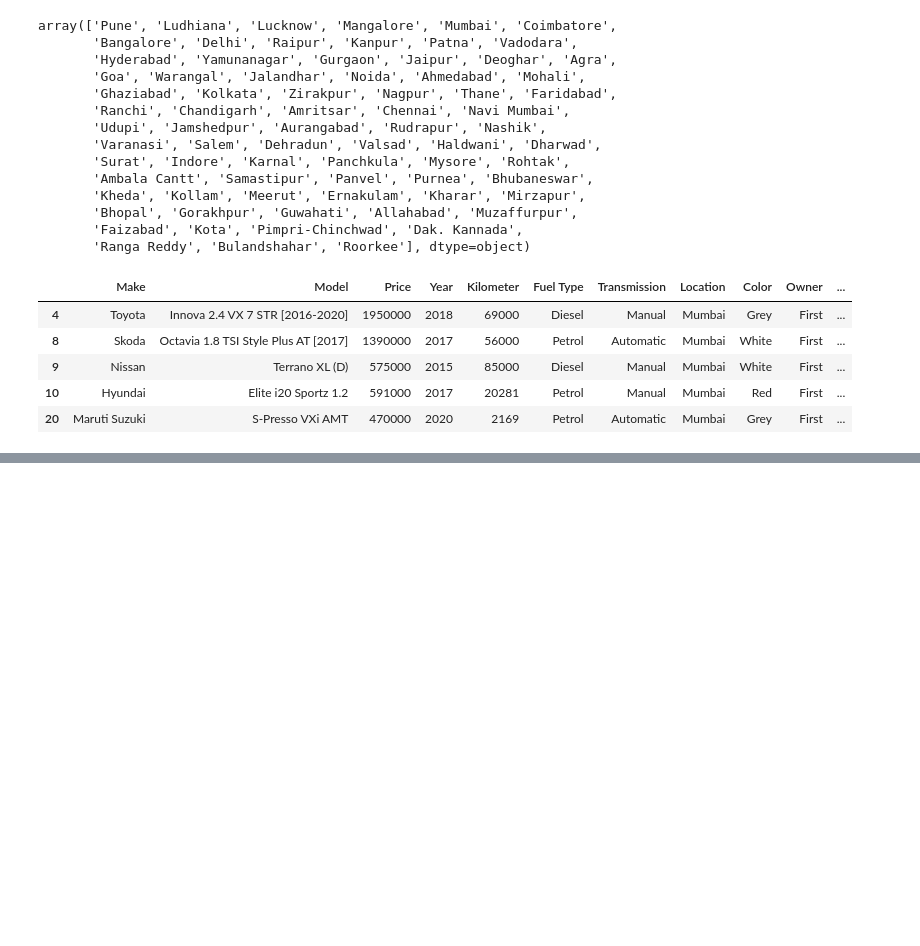
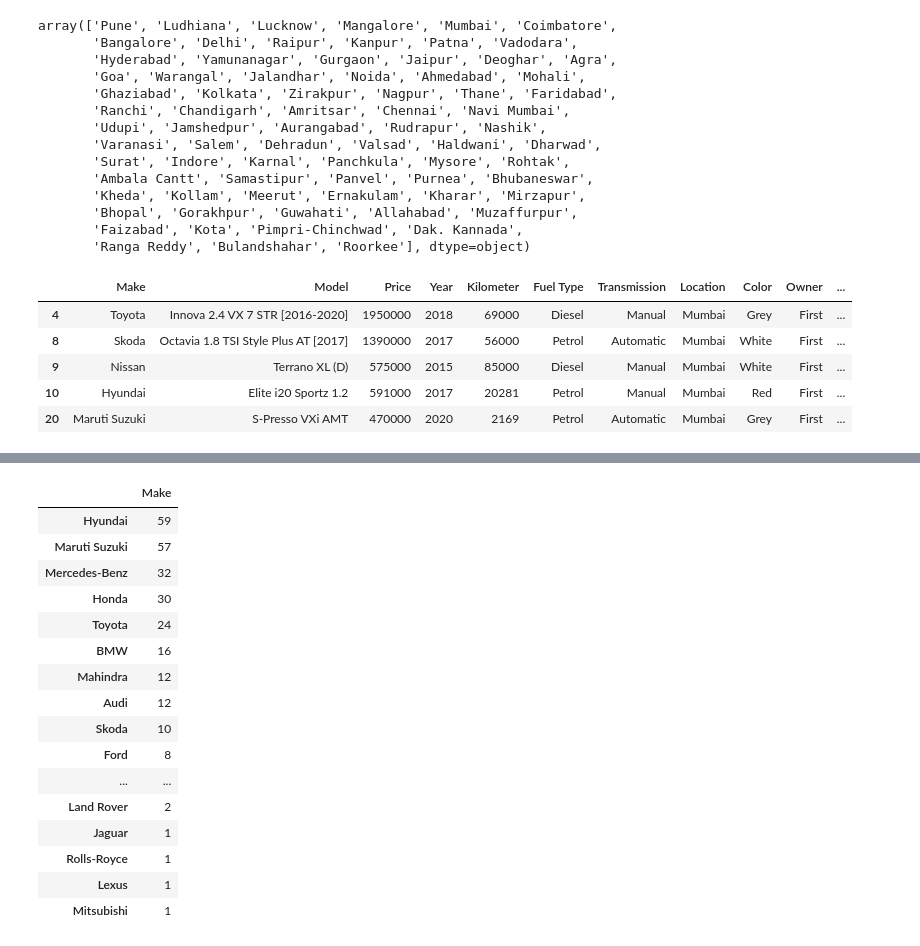
Before and after one commit to cassiegraf/project1, a Jupyter notebook: analysis/analysis.ipynb, the cells around one changed output, grey strips where cells are left out. Saved outputs shown, nothing was run; the diff lists cells and outputs as text; code cells hidden in the pictures; blank space fills up the shorter version.

```diff
--- a/analysis/analysis.ipynb
+++ b/analysis/analysis.ipynb
@@ -96,0 +120,21 @@ clean_car.head()
+# %%
+Make_df = pd.DataFrame(Make)
+Make_df
+# %% [output]
+|  | Make |
+| Hyundai | 59 |
+| Maruti Suzuki | 57 |
+| Mercedes-Benz | 32 |
+| Honda | 30 |
+| Toyota | 24 |
+| BMW | 16 |
+| Mahindra | 12 |
+| Audi | 12 |
+| Skoda | 10 |
+| Ford | 8 |
+| ... | ... |
+| Land Rover | 2 |
+| Jaguar | 1 |
+| Rolls-Royce | 1 |
+| Lexus | 1 |
+| Mitsubishi | 1 |
```
Also changed, not shown: parts of 2 cells of this notebook, 1 other file.
